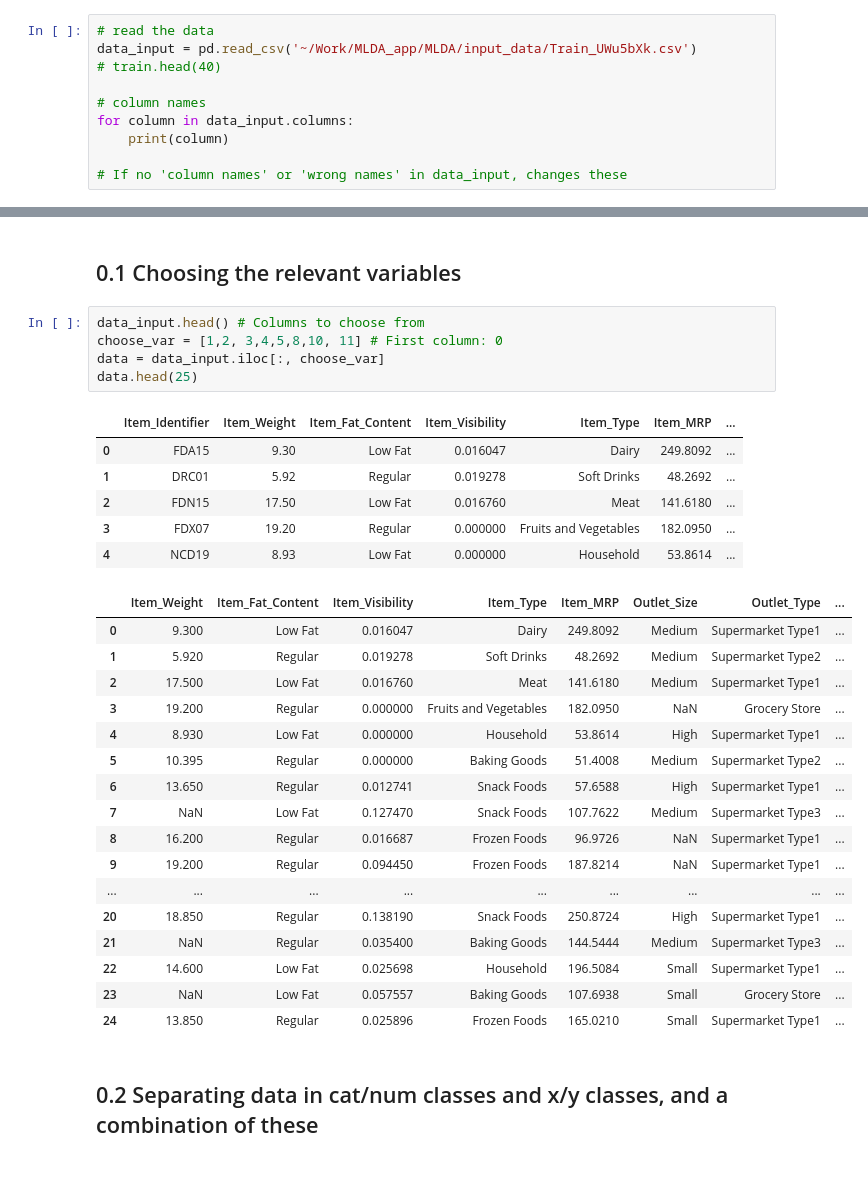
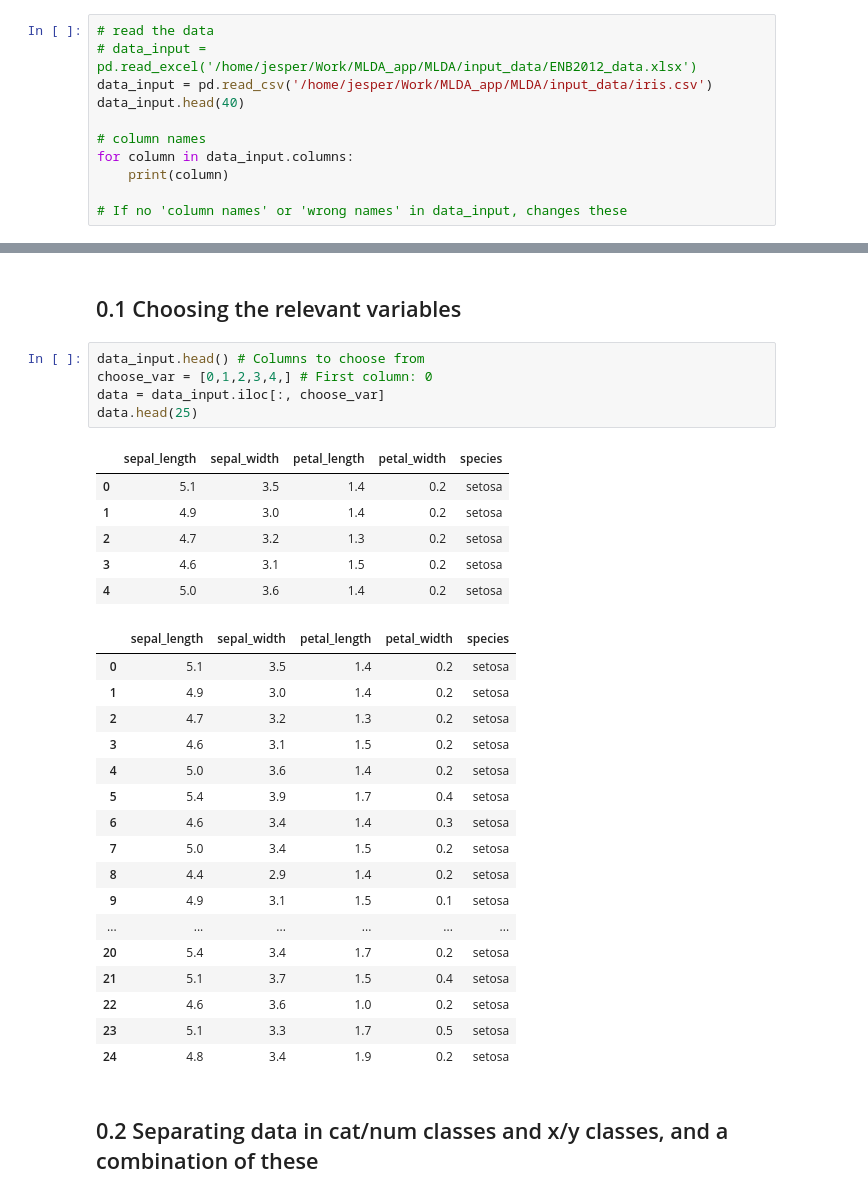
Before and after one commit to jesperjoachim/MLDA, a Jupyter notebook: MLDA/jupyter_DA/Template1.ipynb, the cells around one changed output, grey strips where cells are left out. Saved outputs shown, nothing was run; the diff lists cells and outputs as text.

```diff
--- a/MLDA/jupyter_DA/Template1.ipynb
+++ b/MLDA/jupyter_DA/Template1.ipynb
@@ -4,8 +4,9 @@ from MLDA.imports.DA_modules import *
 # 0. Loading Data, First Look and Choose Categorical/Numerical columns
 # %%
 # read the data
-data_input = pd.read_csv('~/Work/MLDA_app/MLDA/input_data/Train_UWu5bXk.csv')
-# train.head(40)
+# data_input = pd.read_excel('/home/jesper/Work/MLDA_app/MLDA/input_data/ENB2012_data.xlsx')
+data_input = pd.read_csv('/home/jesper/Work/MLDA_app/MLDA/input_data/iris.csv')
+data_input.head(40)
 
 # column names
 for column in data_input.columns:
@@ -29,33 +40,33 @@ Item_Outlet_Sales
 ## 0.1 Choosing the relevant variables
 # %%
 data_input.head() # Columns to choose from
-choose_var = [1,2, 3,4,5,8,10, 11] # First column: 0
+choose_var = [0,1,2,3,4,] # First column: 0
 data = data_input.iloc[:, choose_var]
 data.head(25)
 # %% [output]
-|  | Item_Identifier | Item_Weight | Item_Fat_Content | Item_Visibility | Item_Type | Item_MRP | ... |
-| 0 | FDA15 | 9.30 | Low Fat | 0.016047 | Dairy | 249.8092 | ... |
-| 1 | DRC01 | 5.92 | Regular | 0.019278 | Soft Drinks | 48.2692 | ... |
-| 2 | FDN15 | 17.50 | Low Fat | 0.016760 | Meat | 141.6180 | ... |
-| 3 | FDX07 | 19.20 | Regular | 0.000000 | Fruits and Vegetables | 182.0950 | ... |
-| 4 | NCD19 | 8.93 | Low Fat | 0.000000 | Household | 53.8614 | ... |
+|  | sepal_length | sepal_width | petal_length | petal_width | species |
+| 0 | 5.1 | 3.5 | 1.4 | 0.2 | setosa |
+| 1 | 4.9 | 3.0 | 1.4 | 0.2 | setosa |
+| 2 | 4.7 | 3.2 | 1.3 | 0.2 | setosa |
+| 3 | 4.6 | 3.1 | 1.5 | 0.2 | setosa |
+| 4 | 5.0 | 3.6 | 1.4 | 0.2 | setosa |
-|  | Item_Weight | Item_Fat_Content | Item_Visibility | Item_Type | Item_MRP | Outlet_Size | Outlet_Type | ... |
-| 0 | 9.300 | Low Fat | 0.016047 | Dairy | 249.8092 | Medium | Supermarket Type1 | ... |
-| 1 | 5.920 | Regular | 0.019278 | Soft Drinks | 48.2692 | Medium | Supermarket Type2 | ... |
-| 2 | 17.500 | Low Fat | 0.016760 | Meat | 141.6180 | Medium | Supermarket Type1 | ... |
-| 3 | 19.200 | Regular | 0.000000 | Fruits and Vegetables | 182.0950 | NaN | Grocery Store | ... |
-| 4 | 8.930 | Low Fat | 0.000000 | Household | 53.8614 | High | Supermarket Type1 | ... |
-| 5 | 10.395 | Regular | 0.000000 | Baking Goods | 51.4008 | Medium | Supermarket Type2 | ... |
-| 6 | 13.650 | Regular | 0.012741 | Snack Foods | 57.6588 | High | Supermarket Type1 | ... |
-| 7 | NaN | Low Fat | 0.127470 | Snack Foods | 107.7622 | Medium | Supermarket Type3 | ... |
-| 8 | 16.200 | Regular | 0.016687 | Frozen Foods | 96.9726 | NaN | Supermarket Type1 | ... |
-| 9 | 19.200 | Regular | 0.094450 | Frozen Foods | 187.8214 | NaN | Supermarket Type1 | ... |
-| ... | ... | ... | ... | ... | ... | ... | ... | ... |
-| 20 | 18.850 | Regular | 0.138190 | Snack Foods | 250.8724 | High | Supermarket Type1 | ... |
-| 21 | NaN | Regular | 0.035400 | Baking Goods | 144.5444 | Medium | Supermarket Type3 | ... |
-| 22 | 14.600 | Low Fat | 0.025698 | Household | 196.5084 | Small | Supermarket Type1 | ... |
-| 23 | NaN | Low Fat | 0.057557 | Baking Goods | 107.6938 | Small | Grocery Store | ... |
-| 24 | 13.850 | Regular | 0.025896 | Frozen Foods | 165.0210 | Small | Supermarket Type1 | ... |
+|  | sepal_length | sepal_width | petal_length | petal_width | species |
+| 0 | 5.1 | 3.5 | 1.4 | 0.2 | setosa |
+| 1 | 4.9 | 3.0 | 1.4 | 0.2 | setosa |
+| 2 | 4.7 | 3.2 | 1.3 | 0.2 | setosa |
+| 3 | 4.6 | 3.1 | 1.5 | 0.2 | setosa |
+| 4 | 5.0 | 3.6 | 1.4 | 0.2 | setosa |
+| 5 | 5.4 | 3.9 | 1.7 | 0.4 | setosa |
+| 6 | 4.6 | 3.4 | 1.4 | 0.3 | setosa |
+| 7 | 5.0 | 3.4 | 1.5 | 0.2 | setosa |
+| 8 | 4.4 | 2.9 | 1.4 | 0.2 | setosa |
+| 9 | 4.9 | 3.1 | 1.5 | 0.1 | setosa |
+| ... | ... | ... | ... | ... | ... |
+| 20 | 5.4 | 3.4 | 1.7 | 0.2 | setosa |
+| 21 | 5.1 | 3.7 | 1.5 | 0.4 | setosa |
+| 22 | 4.6 | 3.6 | 1.0 | 0.2 | setosa |
+| 23 | 5.1 | 3.3 | 1.7 | 0.5 | setosa |
+| 24 | 4.8 | 3.4 | 1.9 | 0.2 | setosa |
 # %% [markdown]
 ## 0.2 Separating data in cat/num classes and x/y classes, and a combination of these
 # %%
```
Also changed, not shown: parts of 21 cells of this notebook, 7 other files.
